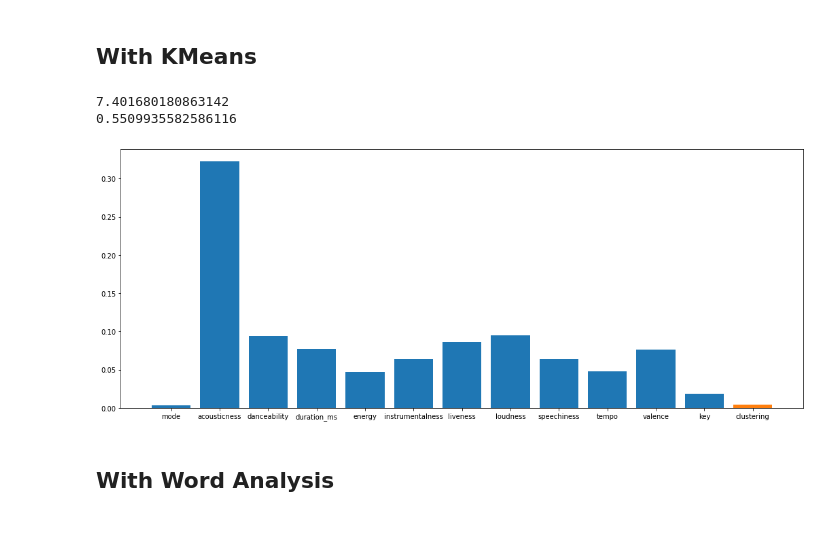
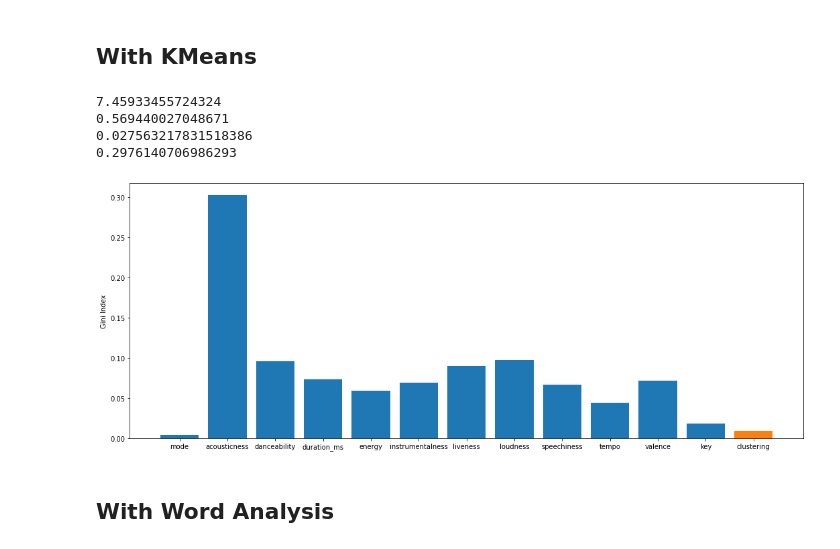
Before and after one commit to BDouchet/Spotify_dataset, a Jupyter notebook: Data_Analysis_REG.ipynb, the cells around one changed output. Saved outputs shown, nothing was run; the diff lists cells and outputs as text; code cells hidden in the pictures.

```diff
--- a/Data_Analysis_REG.ipynb
+++ b/Data_Analysis_REG.ipynb
@@ -344,13 +344,3 @@ print(X1_train.shape,X1_test.shape,Y1_train.shape,Y1_test.shape)
 (2378, 12) (595, 12) (2378,) (595,)
 # %% [markdown]
 ## Without genre
-# %%
-from sklearn.ensemble import RandomForestRegressor
-
-rf=RandomForestRegressor(random_state=0)
-rf.fit(X1_train,Y1_train)
-
-yhat=rf.predict(X1_test)
-
-print(mean_absolute_error(Y1_test,yhat))
-print(r2_score(Y1_test,yhat))
@@ -359,0 +347,7 @@ print(r2_score(Y1_test,yhat))
+# %%
+from sklearn.ensemble import RandomForestRegressor
+from sklearn.model_selection import cross_validate
+from sklearn.metrics import make_scorer
+
+rf=RandomForestRegressor(n_estimators=250,random_state=0)
+scores1 = cross_validate(rf,X1,Y1,cv=5,scoring={'r2':make_scorer(r2_score),'mae':make_scorer(mean_absolute_error)})
@@ -368,35 +372,51 @@ plt.show()
 ## With KMeans
 # %%
 from sklearn.cluster import KMeans
+from sklearn.model_selection import StratifiedKFold
 
-km=KMeans(n_clusters=5)
-classes_train=np.expand_dims(km.fit_predict(X1_train),-1)
-classes_test=np.expand_dims(km.predict(X1_test),-1)
+mae=[]
+r2=[]
 
-X2_train=np.concatenate((X1_train,classes_train),axis=-1)
-X2_test=np.concatenate((X1_test,classes_test),axis=-1)
+for _ in range(5):
+    X1_train,X1_test,Y1_train,Y1_test=train_test_split(X1,Y1,test_size=0.2)
 
-rf=RandomForestRegressor(random_state=0)
-rf.fit(X2_train,Y1_train)
+    km=KMeans(n_clusters=10)
+    classes_train=np.expand_dims(km.fit_predict(X1_train),-1)
+    classes_test=np.expand_dims(km.predict(X1_test),-1)
 
-yhat=rf.predict(X2_test)
+    X2_train=np.concatenate((X1_train,classes_train),axis=-1)
+    X2_test=np.concatenate((X1_test,classes_test),axis=-1)
 
-print(mean_absolute_error(Y1_test,yhat))
-print(r2_score(Y1_test,yhat))
+    rf=RandomForestRegressor(n_estimators=250,random_state=0)
+    rf.fit(X2_train,Y1_train)
+
+    yhat=rf.predict(X2_test)
+
+    mae.append(mean_absolute_error(Y1_test,yhat))
+    r2.append(r2_score(Y1_test,yhat))
-# %% [output]
-7.401680180863142
-0.5509935582586116
+# %%
+print(np.mean(mae))
+print(np.mean(r2))
+
+print(np.std(r2))
+print(np.std(mae))
+# %% [output]
+7.45933455724324
+0.569440027048671
+0.027563217831518386
+0.2976140706986293
 # %%
 
 plt.figure(figsize=(18,7))
 plt.bar(range(len(rf.feature_importances_[:-1])),rf.feature_importances_[:-1])
 plt.bar([12],rf.feature_importances_[-1])
 plt.xticks(range(13),labels=['mode', 'acousticness', 'danceability', 'duration_ms', 'energy',
        'instrumentalness', 'liveness', 'loudness', 'speechiness', 'tempo',
        'valence', 'key','clustering'])
+plt.ylabel('Gini Index')
 plt.show()
 # %% [output]
-[figure, old version]
+[figure, new version]
 # %% [markdown]
 ## With Word Analysis
 # %%
```
Also changed, not shown: parts of 13 cells of this notebook.
